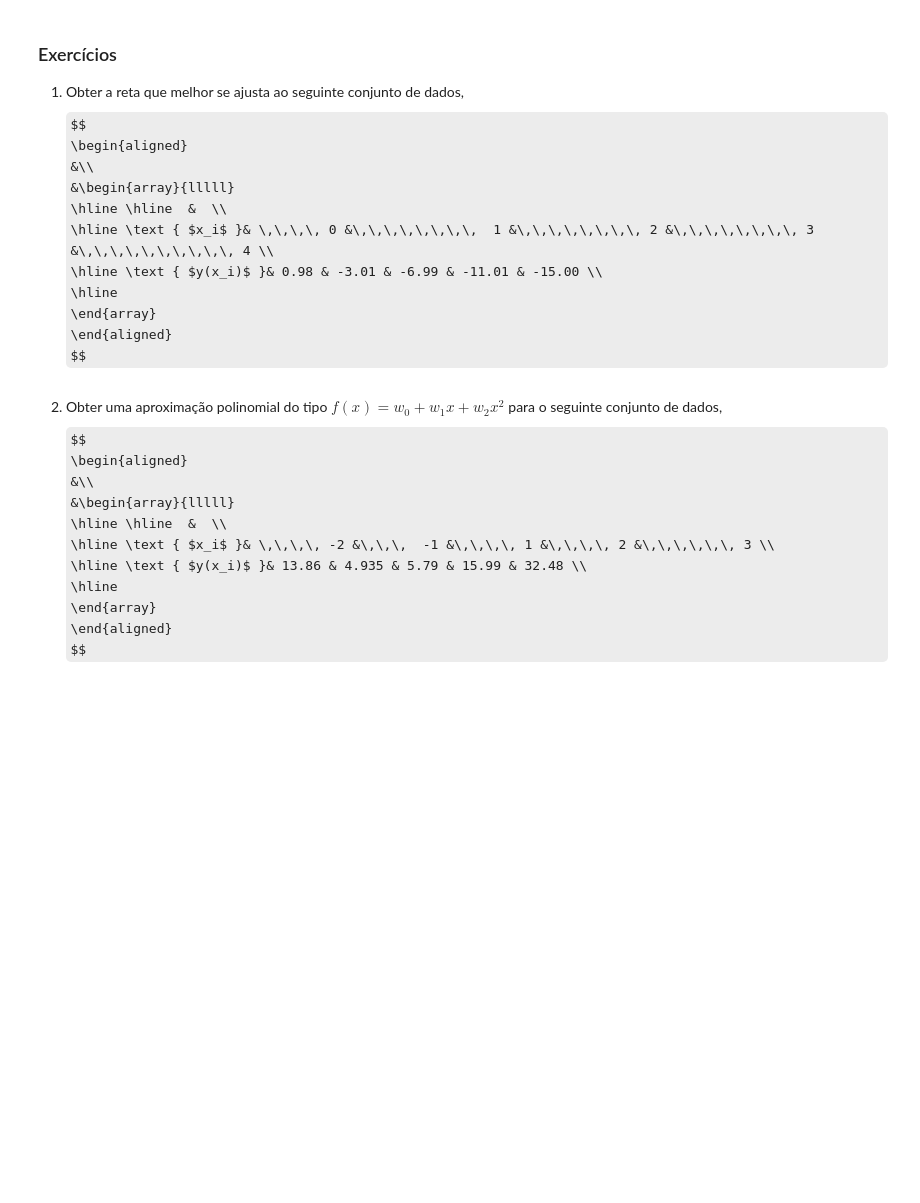
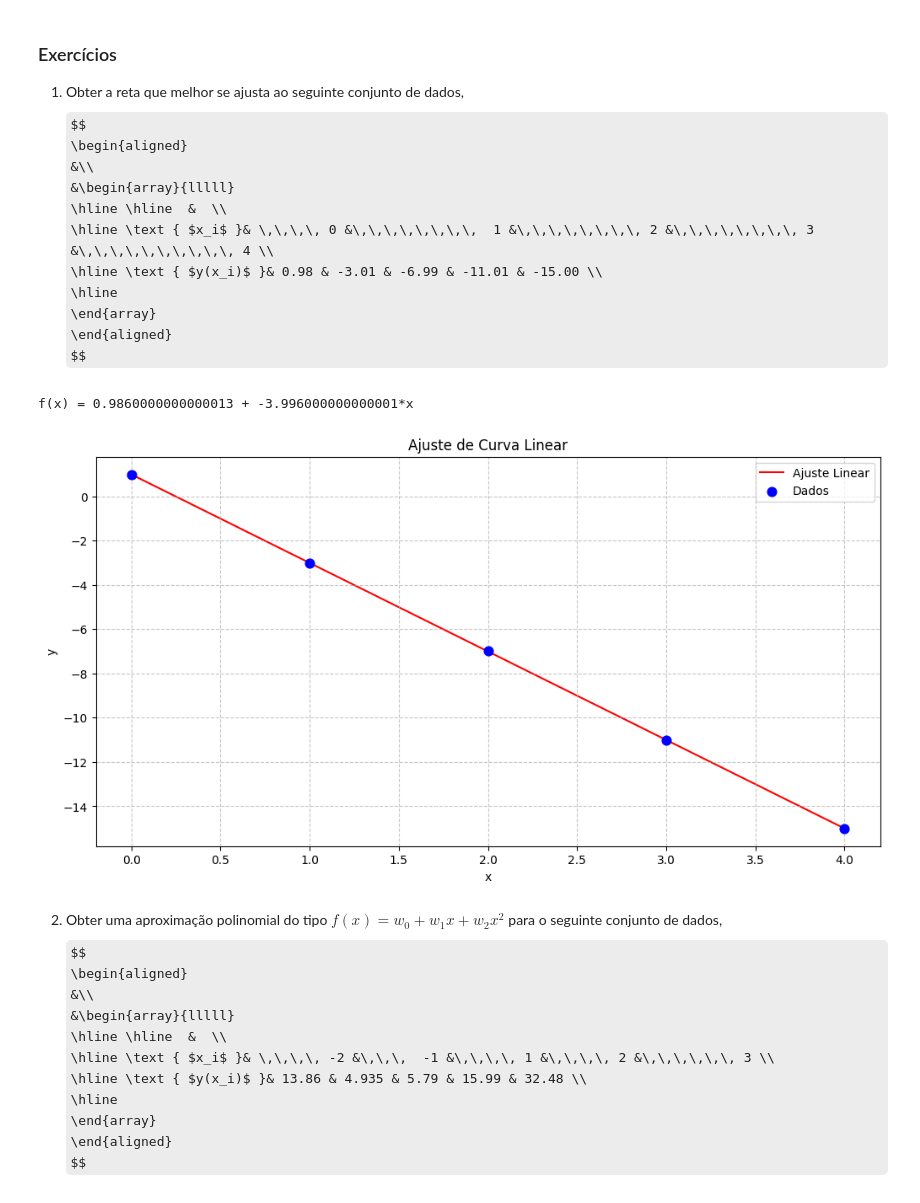
Before and after one commit to DanielMedeiros1/LAB-CN, a Jupyter notebook: Lab_03.ipynb, the cells around one changed output. Saved outputs shown, nothing was run; the diff lists cells and outputs as text; code cells hidden in the pictures; some formulas as TeX source; blank space fills up the shorter version.

```diff
--- a/Lab_03.ipynb
+++ b/Lab_03.ipynb
@@ -212,6 +212,46 @@ $$
 \end{array}
 \end{aligned}
 $$
+# %%
+import numpy as np
+import matplotlib.pyplot as plt
+
+x = [0, 1, 2, 3, 4]
+y = [0.98, -3.01, -6.99, -11.01, -15.00]
+n = len(x)
+
+sumx = sumx2 = sumxy = sumy = 0
+
+for i in range(n):
+    sumx += x[i]
+    sumx2 += x[i]**2
+    sumxy += x[i]*y[i]
+    sumy += y[i]
+
+xm = sumx / n
+ym = sumy / n
+
+a = (ym*sumx2 - xm*sumxy)/(sumx2 - n*xm**2)
+b = (sumxy - xm*sumy)/(sumx2 - n*xm**2)
+
+print(f"f(x) = {a} + {b}*x")
+
+
+valores_de_x = np.array(x)
+valores_de_y = a + b * valores_de_x
+
+plt.figure(figsize= (12, 6))
+plt.plot(valores_de_x, valores_de_y, color='red', label='Ajuste Linear', zorder=1)
+plt.scatter(x, y, color='blue', label='Dados', s=60, zorder=2)
+plt.xlabel("x")
+plt.ylabel("y")
+plt.title("Ajuste de Curva Linear")
+plt.grid(True, linestyle= "--", alpha=0.7)
+plt.legend()
+plt.show()
+# %% [output]
+f(x) = 0.9860000000000013 + -3.996000000000001*x
+[figure, added]
 # %% [markdown]
 2. Obter uma aproximação polinomial do tipo $f(x) = w_0 + w_1x + w_2x^2$ para o seguinte conjunto de dados,
 $$
```
